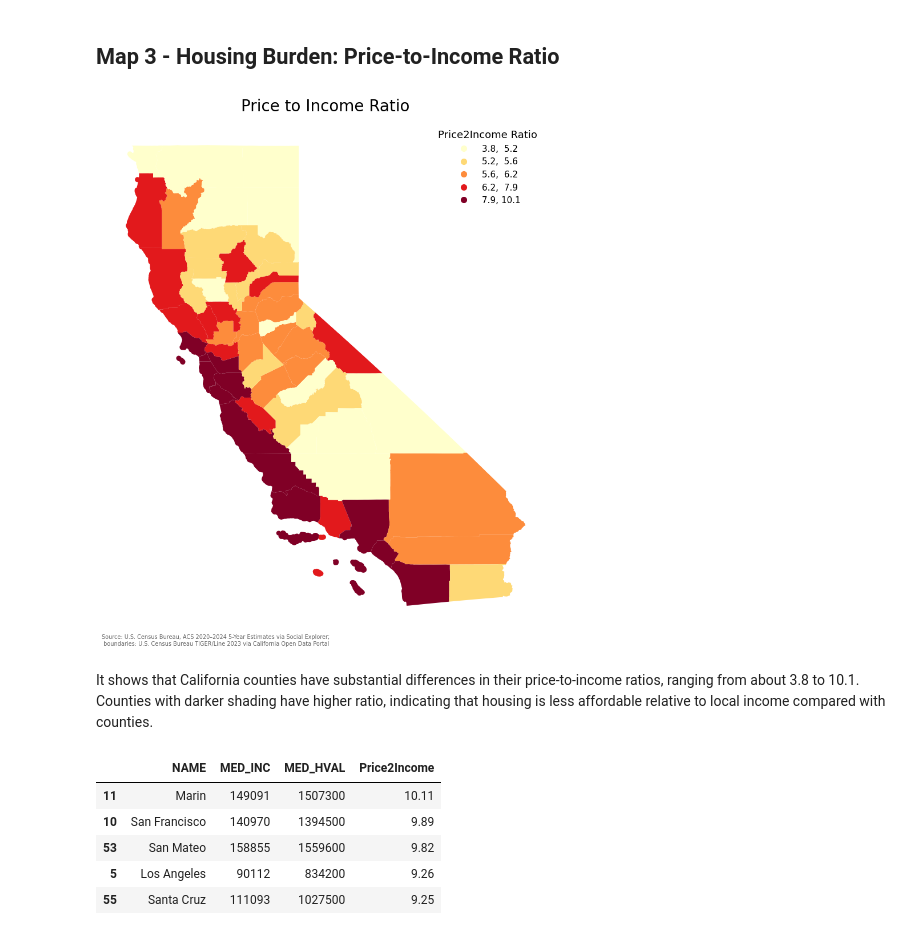
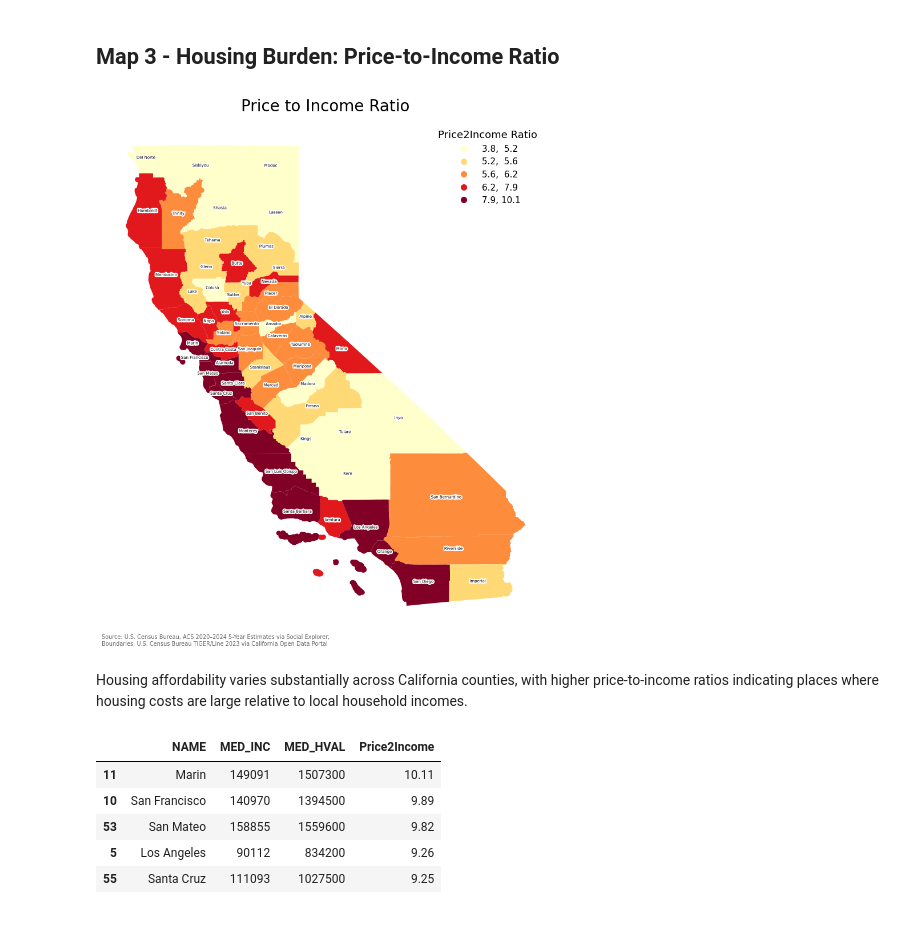
Before and after one commit to HowardChen0211/gisPy, a Jupyter notebook: ProblemSets_map.ipynb, the cells around one changed output. Saved outputs shown, nothing was run; the diff lists cells and outputs as text; code cells hidden in the pictures.

```diff
--- a/ProblemSets_map.ipynb
+++ b/ProblemSets_map.ipynb
@@ -613,37 +614,45 @@ Three counties (Alpine, Sierra, Modoc) have fewer than 5,000 people in the labor
 # %%
 # Source: https://geopandas.org/en/stable/docs/user_guide/mapping.html
 
 fig, ax = plt.subplots(1, 1, figsize=(8, 10))
 
 gdf.plot(
     ax=ax,
     column="Price2Income", # Data to plot
     cmap='YlOrRd', # color palette
     legend=True,
     scheme='quantiles', # k = 5, Number of classes defalut is 5
     linewidth=0.5,
     legend_kwds={"title": "Price2Income Ratio", 'fmt': '{:.1f}', 'loc': 'upper right',
                   'markerscale': 0.8, 'frameon': False, 'fontsize': 11, "title_fontsize": 13, 'edgecolor':"black"}
 )
 
+## labels
+from matplotlib.patheffects import withStroke
+# Get centroids of the polygon geometries to place the labels
+centroids = gdf.geometry.centroid
+for x, y, label in zip(centroids.x, centroids.y, gdf.NAME):
+    ax.annotate(label, xy=(x, y), horizontalalignment='center',
+    fontsize=5, color='black', #fontweight='bold',
+    path_effects=[withStroke(linewidth=3,foreground='white')]) #ytext=(3, 3), textcoords="offset points",
+
+
 ax.set_title("Price to Income Ratio",
              fontsize=20, pad=14)
-
-
 fig.text(0.01, 0.02,
-         'Source: U.S. Census Bureau, ACS 2020–2024 5-Year Estimates via Social Explorer; '
-         '\n boundaries: U.S. Census Bureau TIGER/Line 2023 via California Open Data Portal',
+         'Source: U.S. Census Bureau, ACS 2020–2024 5-Year Estimates via Social Explorer;'
+         '\nBoundaries: U.S. Census Bureau TIGER/Line 2023 via California Open Data Portal',
          fontsize=7, color='#666666')
 
 ax.set_axis_off()
 ax.set_xticks([])
 ax.set_yticks([])
 fig.tight_layout()
 plt.show()
 # %% [output]
-[figure, old version]
+[figure, new version]
-# %% [markdown]
-It shows that California counties have substantial differences in their price-to-income ratios, ranging from about 3.8 to 10.1. Counties with darker shading have higher ratio, indicating that housing is less affordable relative to local income compared with counties.
+# %% [markdown]
+Housing affordability varies substantially across California counties, with higher price-to-income ratios indicating places where housing costs are large relative to local household incomes.
 # %%
 gdf.nlargest(5, "Price2Income")[["NAME", "MED_INC", "MED_HVAL", "Price2Income"]]
 # %% [output]
```
Also changed, not shown: parts of 41 cells of this notebook.
